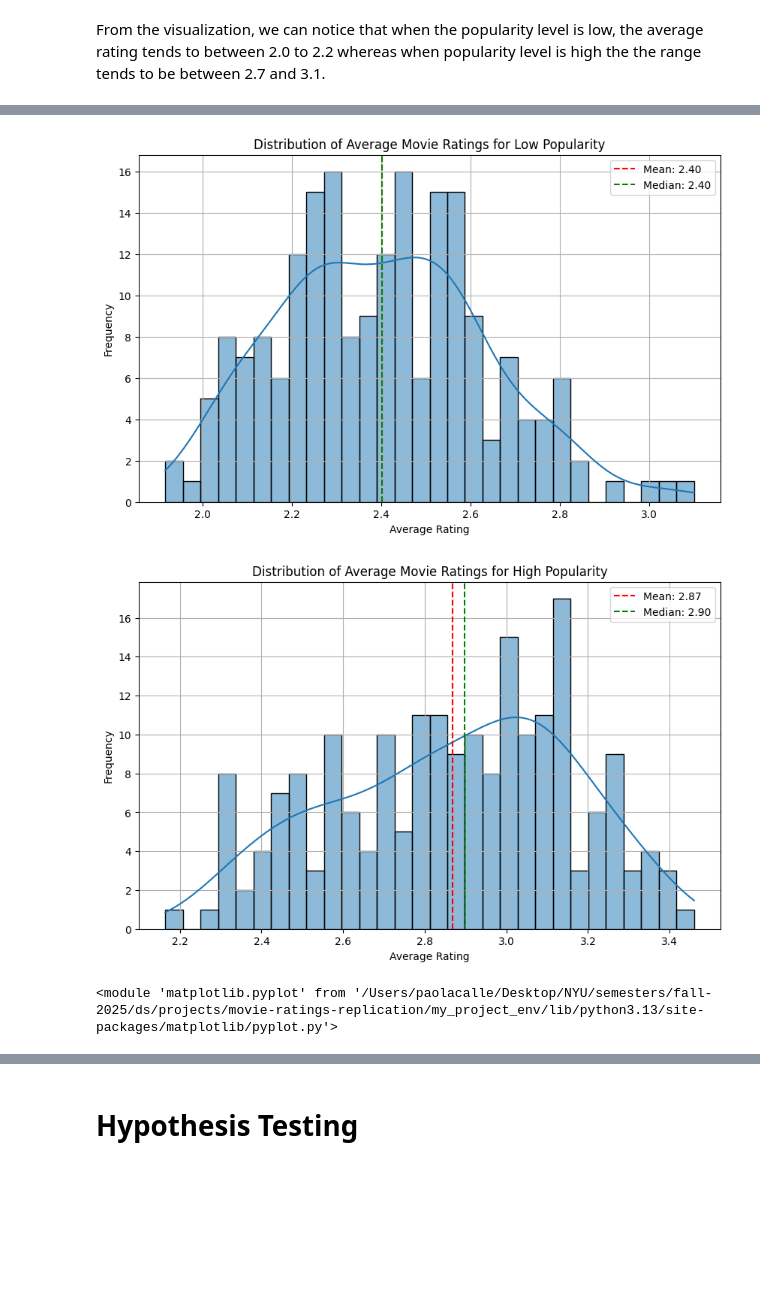
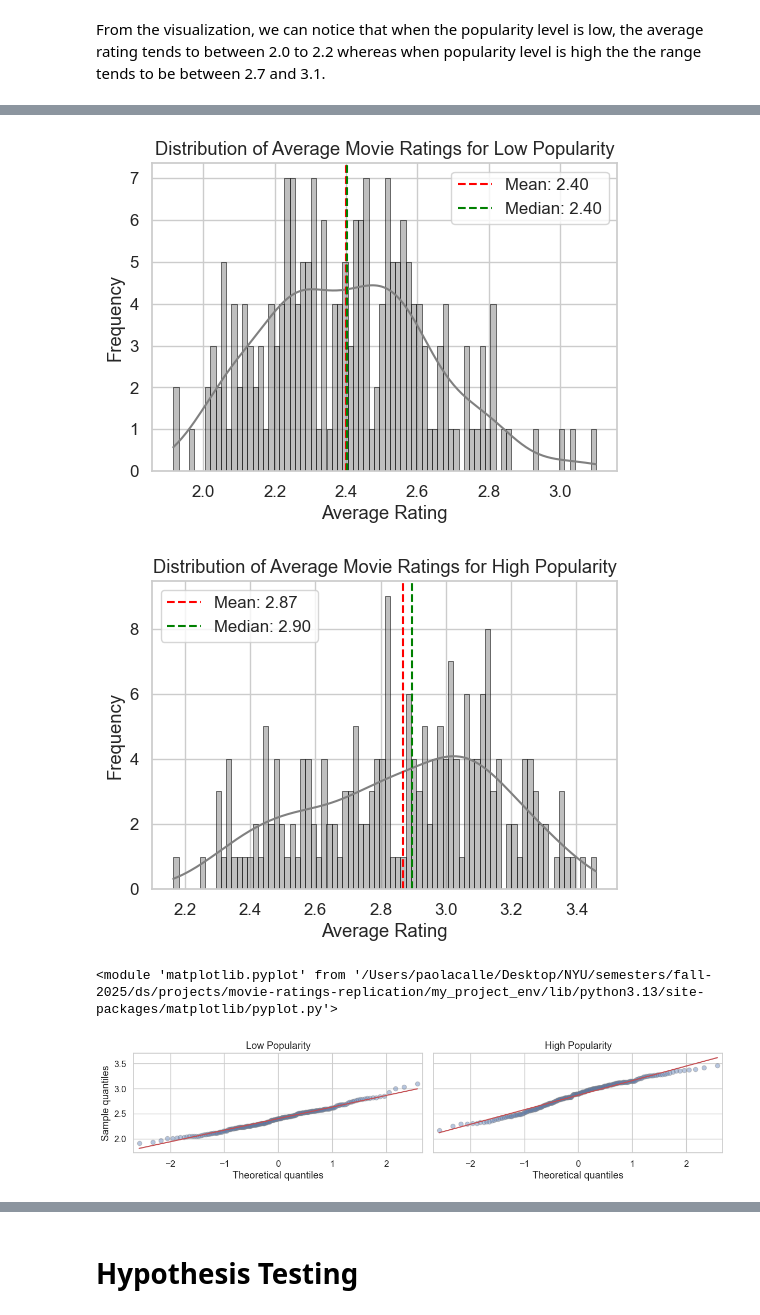
Before and after one commit to paolacalle/movie-ratings-replication, a Jupyter notebook: problem_set/1.ipynb, the cells around one changed output, grey strips where cells are left out. Cells and saved outputs as stored; diff of their text form; code cells hidden in the pictures; blank space fills up the shorter version.

```diff
--- a/problem_set/1.ipynb
+++ b/problem_set/1.ipynb
@@ -5,8 +5,17 @@ import matplotlib.pyplot as plt
 import seaborn as sns
 from scipy import stats
 import sys
+import statsmodels.api as sm
+from scipy import stats
+
 
 sys.path.append("../EDA")
+import movie_data_formatter as mdf
+import movie_rating_popularity_year as mrpy
+import general_functions as gf
+
+sns.set_theme(style="whitegrid", font_scale=1.1)
+
 DATA_PATH = "../instruction/movieReplicationSet.csv"
 ALPHA = 0.005
 # %%
@@ -64,9 +54,38 @@ mrpy.plot_linear_regression_median_split(movie_popular_data)
 # %%
-lowess_popular = movie_popular_data[movie_popular_data['popularity_level'] == 'low']
-highess_popular = movie_popular_data[movie_popular_data['popularity_level'] == 'high']
-gf.plot_distrubtion(lowess_popular, "Low Popularity", y='average_rating', show=True)
-gf.plot_distrubtion(highess_popular, "High Popularity", y='average_rating', show=True)
+lowest_popular = movie_popular_data[movie_popular_data['popularity_level'] == 'low']
+highest_popular = movie_popular_data[movie_popular_data['popularity_level'] == 'high']
+gf.plot_distrubtion(lowest_popular, "Low Popularity", y='average_rating', show=True, bins = 80)
+gf.plot_distrubtion(highest_popular, "High Popularity", y='average_rating', show=True, bins = 80)
 # %% [output]
-[figure, old version]
+[figure, new version]
-[figure, old version]
+[figure, new version]
 <module 'matplotlib.pyplot' from '/Users/paolacalle/Desktop/NYU/semesters/fall-2025/ds/projects/movie-ratings-replication/my_project_env/lib/python3.13/site-packages/matplotlib/pyplot.py'>
+# %%
+fig, (ax1, ax2) = plt.subplots(1, 2, figsize=(12, 3), sharex=True, sharey=True)
+
+x_low  = lowest_popular["average_rating"].astype(float).to_numpy()
+x_high = highest_popular["average_rating"].astype(float).to_numpy()
+x_low  = x_low[np.isfinite(x_low)]
+x_high = x_high[np.isfinite(x_high)]
+
+# Use a scipy.stats distribution object
+sm.ProbPlot(x_low,  dist=stats.norm).qqplot(ax=ax1, line="s", marker="o", markersize=6, alpha=0.4, color='black')
+sm.ProbPlot(x_high, dist=stats.norm).qqplot(ax=ax2, line="s", marker="o", markersize=6, alpha=0.4, color='black')
+
+
+# set the colors of the circles to grey with edgecolor black
+ax1.get_lines()[0].set_color('lightgrey'); ax1.get_lines()[0].set_markeredgecolor('grey')
+ax2.get_lines()[0].set_color('lightgrey'); ax2.get_lines()[0].set_markeredgecolor('grey')
+
+
+ax1.set_title("Low Popularity");  ax2.set_title("High Popularity")
+ax1.set_xlabel("Theoretical quantiles"); ax1.set_ylabel("Sample quantiles")
+ax2.set_xlabel("Theoretical quantiles"); ax2.set_ylabel("")
+
+fig.tight_layout()
+
+
+# save as pdf -- no color
+fig.savefig('../figures/qq_plot_popularity.pdf')
+# %% [output]
+[figure, added]
```
Also changed, not shown: parts of 9 cells of this notebook, 1 other file.
